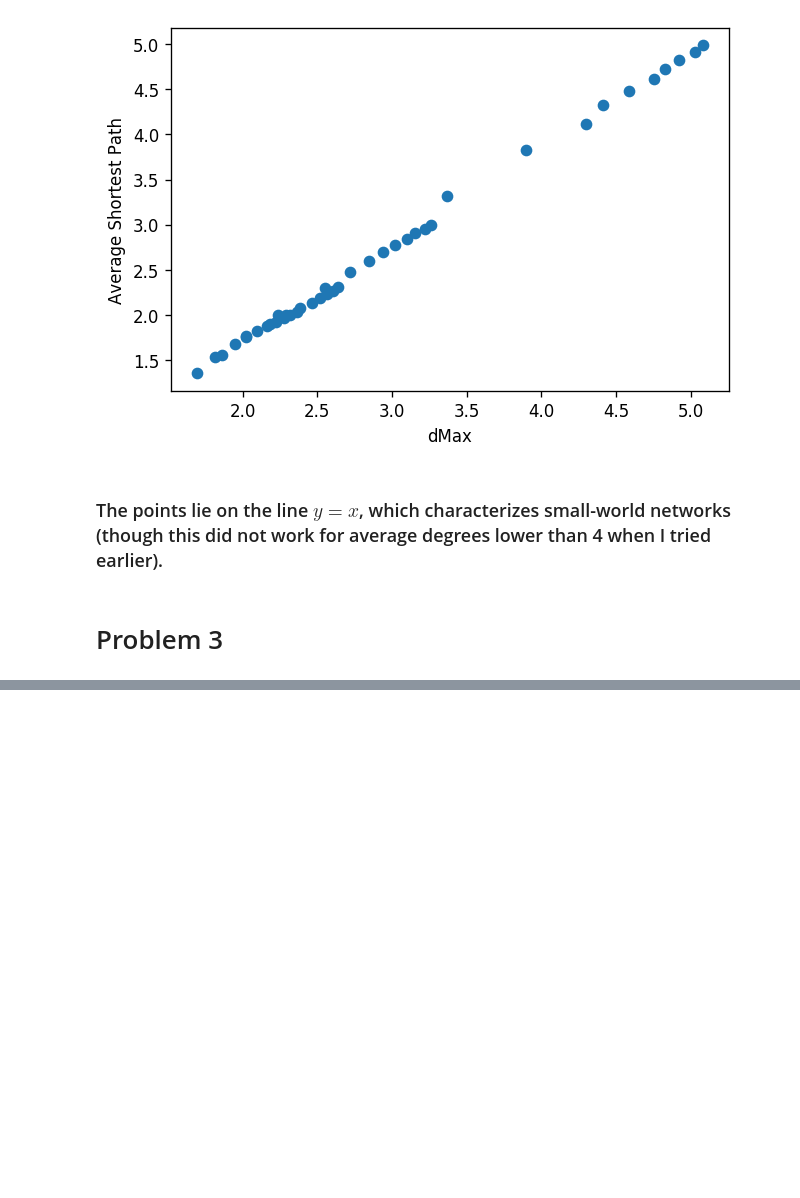
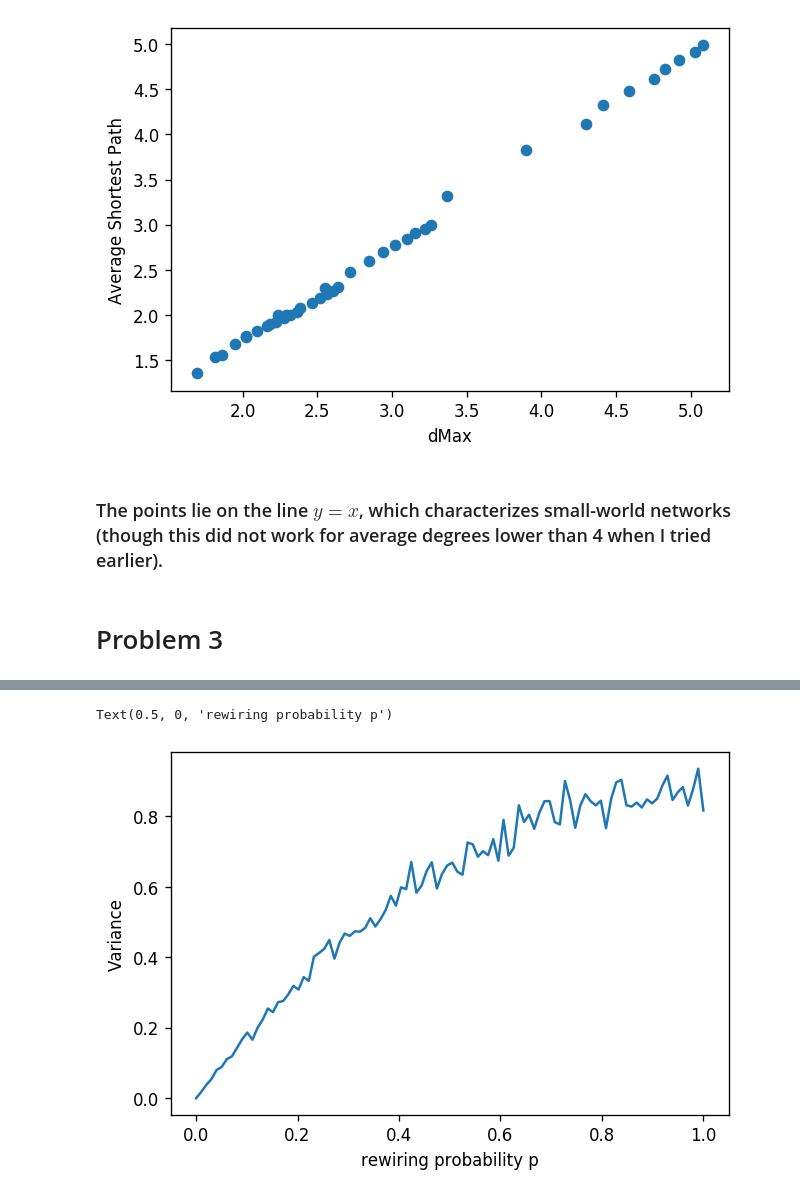
Before and after one commit to matheushjs/sandbox, a Jupyter notebook: complex_nets/lista3.ipynb, the cells around one changed output, grey strips where cells are left out. Drawn from its saved outputs; the diff is of its cells as text; code cells hidden in the pictures; blank space fills up the shorter version.

```diff
--- a/complex_nets/lista3.ipynb
+++ b/complex_nets/lista3.ipynb
@@ -209,0 +266,8 @@ Text(0.5, 0, 'dMax')
+# %%
+plt.figure(dpi=120)
+plt.plot(p, y)
+plt.ylabel("Variance")
+plt.xlabel("rewiring probability p")
+# %% [output]
+Text(0.5, 0, 'rewiring probability p')
+[figure, added]
```
Also changed, not shown: parts of 12 cells of this notebook.
